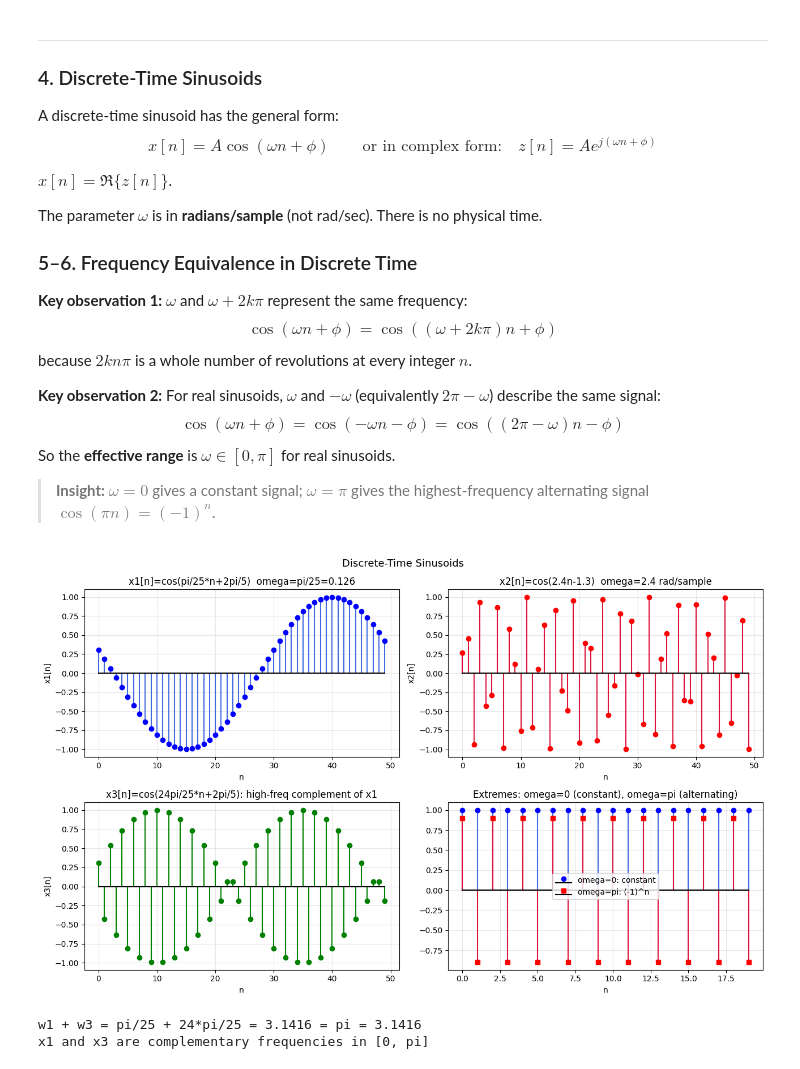
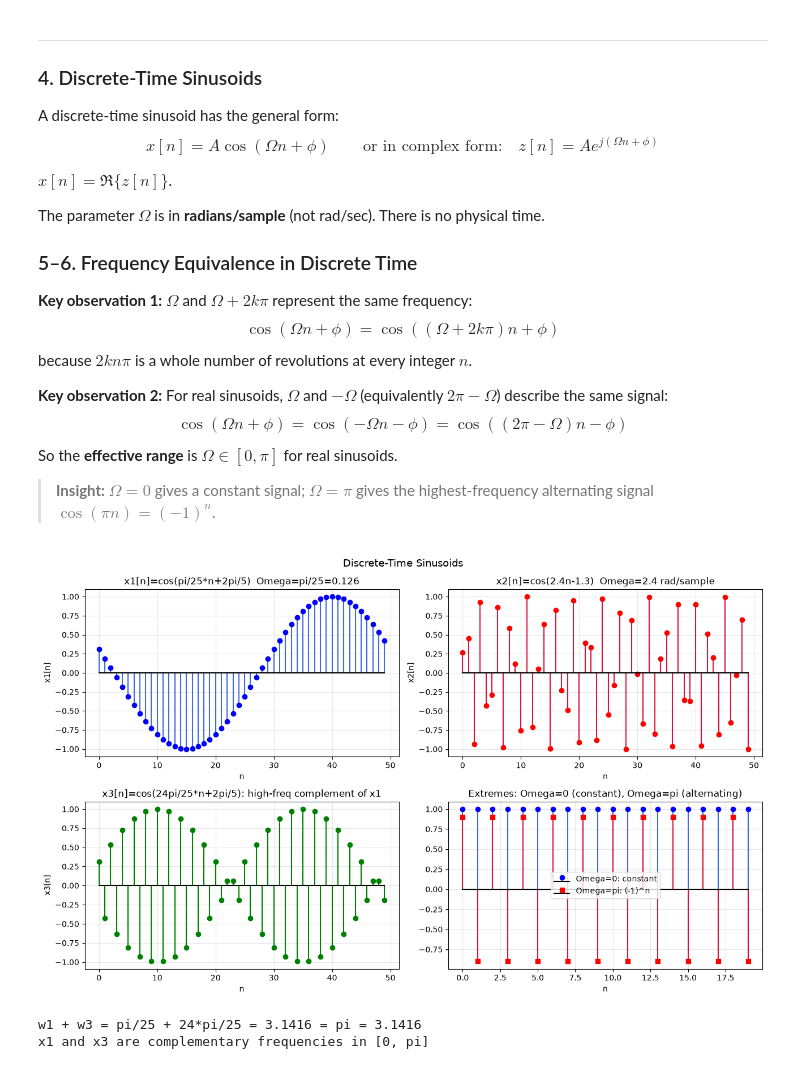
Before and after one commit to scular-HCC/scular-HCC.github.io, a Jupyter notebook: Signals/Jupyter_Notebooks/Lecture_04_PhasorsDiscrete-timeSinusoids.ipynb, the cells around one changed output. Cells and saved outputs as stored; diff of their text form; code cells hidden in the pictures.

```diff
--- a/Signals/Jupyter_Notebooks/Lecture_04_PhasorsDiscrete-timeSinusoids.ipynb
+++ b/Signals/Jupyter_Notebooks/Lecture_04_PhasorsDiscrete-timeSinusoids.ipynb
@@ -87,23 +87,23 @@ Max difference between LHS and RHS: 1.33e-14 (should be ~0)
 ### 4. Discrete-Time Sinusoids
 
 A discrete-time sinusoid has the general form:
-$$x[n] = A\cos(\omega n + \phi) \qquad \text{or in complex form:} \quad z[n] = Ae^{j(\omega n+\phi)}$$
+$$x[n] = A\cos(\Omega n + \phi) \qquad \text{or in complex form:} \quad z[n] = Ae^{j(\Omega n+\phi)}$$
 
 $x[n] = \Re\{z[n]\}$.
 
-The parameter $\omega$ is in **radians/sample** (not rad/sec). There is no physical time.
+The parameter $\Omega$ is in **radians/sample** (not rad/sec). There is no physical time.
 
 ### 5–6. Frequency Equivalence in Discrete Time
 
-**Key observation 1:** $\omega$ and $\omega+2k\pi$ represent the same frequency:
-$$\cos(\omega n+\phi) = \cos((\omega+2k\pi)n+\phi)$$
+**Key observation 1:** $\Omega$ and $\Omega+2k\pi$ represent the same frequency:
+$$\cos(\Omega n+\phi) = \cos((\Omega+2k\pi)n+\phi)$$
 because $2kn\pi$ is a whole number of revolutions at every integer $n$.
 
-**Key observation 2:** For real sinusoids, $\omega$ and $-\omega$ (equivalently $2\pi-\omega$) describe the same signal:
-$$\cos(\omega n+\phi) = \cos(-\omega n-\phi) = \cos((2\pi-\omega)n-\phi)$$
-So the **effective range** is $\omega\in[0,\pi]$ for real sinusoids.
+**Key observation 2:** For real sinusoids, $\Omega$ and $-\Omega$ (equivalently $2\pi-\Omega$) describe the same signal:
+$$\cos(\Omega n+\phi) = \cos(-\Omega n-\phi) = \cos((2\pi-\Omega)n-\phi)$$
+So the **effective range** is $\Omega\in[0,\pi]$ for real sinusoids.
 
-> **Insight:** $\omega=0$ gives a constant signal; $\omega=\pi$ gives the highest-frequency alternating signal $\cos(\pi n)=(-1)^n$.
+> **Insight:** $\Omega=0$ gives a constant signal; $\Omega=\pi$ gives the highest-frequency alternating signal $\cos(\pi n)=(-1)^n$.
 # %%
 # Visualize discrete-time sinusoids and frequency equivalence
 n = np.arange(0, 100)
@@ -117,39 +117,39 @@ fig, axes = plt.subplots(2, 2, figsize=(13, 8))
 # x1 - low freq, looks like continuous sinusoid
 ax = axes[0][0]
 ax.stem(n[:50], x1[:50], linefmt='royalblue', markerfmt='bo', basefmt='k')
-ax.set_title(f'x1[n]=cos(pi/25*n+2pi/5)  omega=pi/25={np.pi/25:.3f}'); ax.grid(True,alpha=0.3)
+ax.set_title(f'x1[n]=cos(pi/25*n+2pi/5)  Omega=pi/25={np.pi/25:.3f}'); ax.grid(True,alpha=0.3)
 ax.set_xlabel('n'); ax.set_ylabel('x1[n]')
 
 ax = axes[0][1]
 ax.stem(n[:50], x2[:50], linefmt='crimson', markerfmt='ro', basefmt='k')
-ax.set_title(f'x2[n]=cos(2.4n-1.3)  omega=2.4 rad/sample'); ax.grid(True,alpha=0.3)
+ax.set_title(f'x2[n]=cos(2.4n-1.3)  Omega=2.4 rad/sample'); ax.grid(True,alpha=0.3)
 ax.set_xlabel('n'); ax.set_ylabel('x2[n]')
 
 # High-freq sinusoid x3 = cos((24*pi/25)*n + 2*pi/5)
 w3 = 24*np.pi/25; phi3 = 2*np.pi/5
 x3 = np.cos(w3*n + phi3)
 ax = axes[1][0]
 ax.stem(n[:50], x3[:50], linefmt='green', markerfmt='go', basefmt='k')
 ax.set_title(f'x3[n]=cos(24pi/25*n+2pi/5): high-freq complement of x1'); ax.grid(True,alpha=0.3)
 ax.set_xlabel('n'); ax.set_ylabel('x3[n]')
 
 # omega=0 (constant) and omega=pi (alternating)
 ax = axes[1][1]
 x_const = np.ones(20)
 x_alt   = (-1)**np.arange(20)
-ax.stem(np.arange(20), x_const, linefmt='royalblue', markerfmt='bo', basefmt='k', label='omega=0: constant')
-ax.stem(np.arange(20), x_alt*0.9, linefmt='crimson', markerfmt='rs', basefmt='k', label='omega=pi: (-1)^n')
-ax.set_title('Extremes: omega=0 (constant), omega=pi (alternating)')
+ax.stem(np.arange(20), x_const, linefmt='royalblue', markerfmt='bo', basefmt='k', label='Omega=0: constant')
+ax.stem(np.arange(20), x_alt*0.9, linefmt='crimson', markerfmt='rs', basefmt='k', label='Omega=pi: (-1)^n')
+ax.set_title('Extremes: Omega=0 (constant), Omega=pi (alternating)')
 ax.legend(); ax.grid(True,alpha=0.3); ax.set_xlabel('n')
 
 plt.suptitle('Discrete-Time Sinusoids', fontsize=13)
 plt.tight_layout(); plt.show()
 
 # Show that w1 and 2*pi - w3 are complementary
 print(f'w1 + w3 = pi/25 + 24*pi/25 = {w1+w3:.4f} = pi = {np.pi:.4f}')
 print(f'x1 and x3 are complementary frequencies in [0, pi]')
 # %% [output]
-[figure, old version]
+[figure, new version]
 w1 + w3 = pi/25 + 24*pi/25 = 3.1416 = pi = 3.1416
 x1 and x3 are complementary frequencies in [0, pi]
 # %% [markdown]
```
Also changed, not shown: parts of 6 cells of this notebook, 27 other files.
